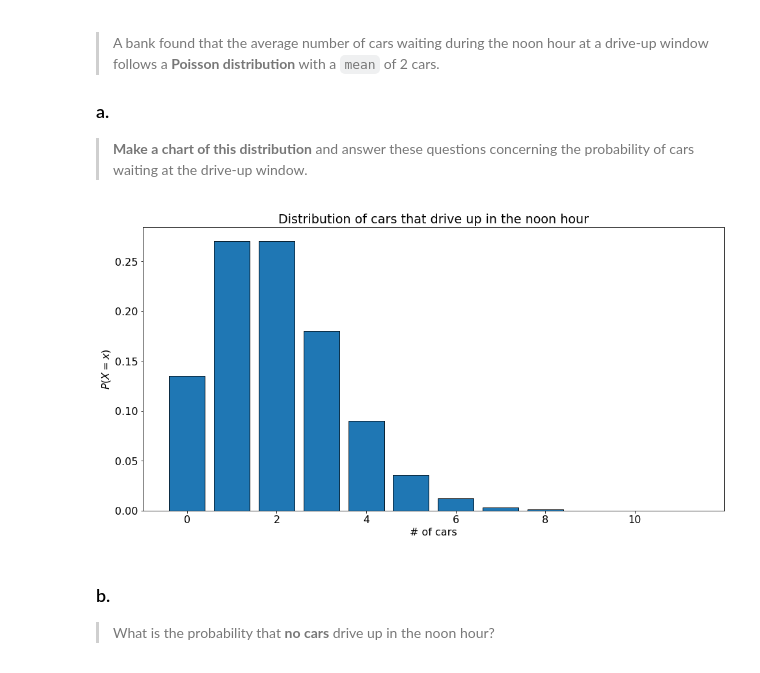
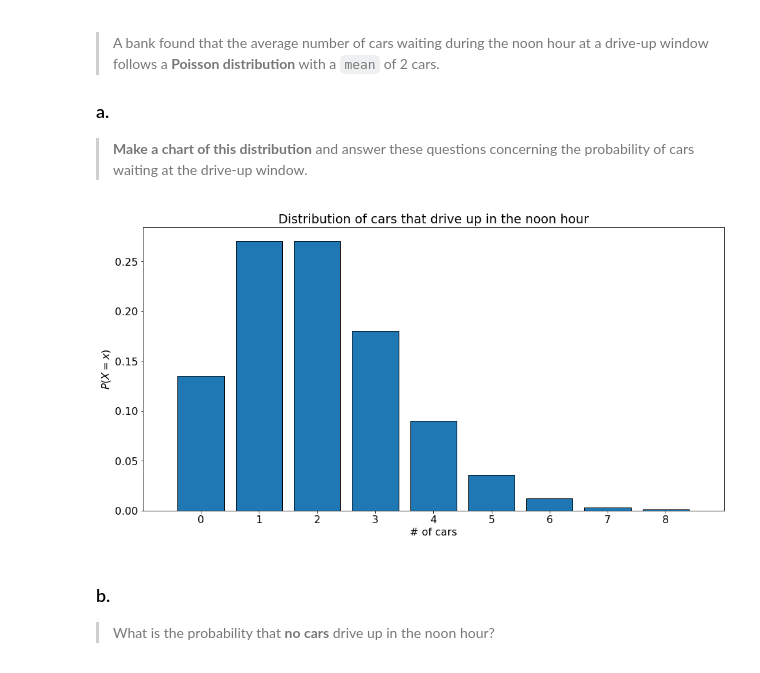
Before and after one commit to Promeos/statistics-exercises, a Jupyter notebook: probability_distributions.ipynb, the cells around one changed output. Saved outputs shown, nothing was run; the diff lists cells and outputs as text; code cells hidden in the pictures.

Commit message:
corrected graph and completed exercises. Comments WIP.

```diff
--- a/probability_distributions.ipynb
+++ b/probability_distributions.ipynb
@@ -24,18 +25,21 @@ number_of_cars = stats.poisson(mu=2)
 # %%
 # Using .rvs -> random values, we can create a set of observations. 1,000,000 observations
 # x = pd.Series(number_of_cars.rvs(1_000_000))
 
 x = np.arange(0, 12)
 y = number_of_cars.pmf(x)
 # Plot a histogram of our Poisson Distribution. Define an edgecolor to see distinct bins
 plt.bar(x, y, edgecolor='black')
 
 # Create labels to describe the data
 plt.title("Distribution of cars that drive up in the noon hour")
 plt.xlabel("# of cars")
-plt.ylabel("$P(X = x)$");
+plt.ylabel("$P(X = x)$")
+
+plt.xticks(np.arange(0,9))
+plt.xlim(-1,9);
 # %% [output]
-[figure, old version]
+[figure, new version]
 # %% [markdown]
 ### b.
 >What is the probability that __no cars__ drive up in the noon hour?
```
Also changed, not shown: parts of 12 cells of this notebook, 1 other file.
